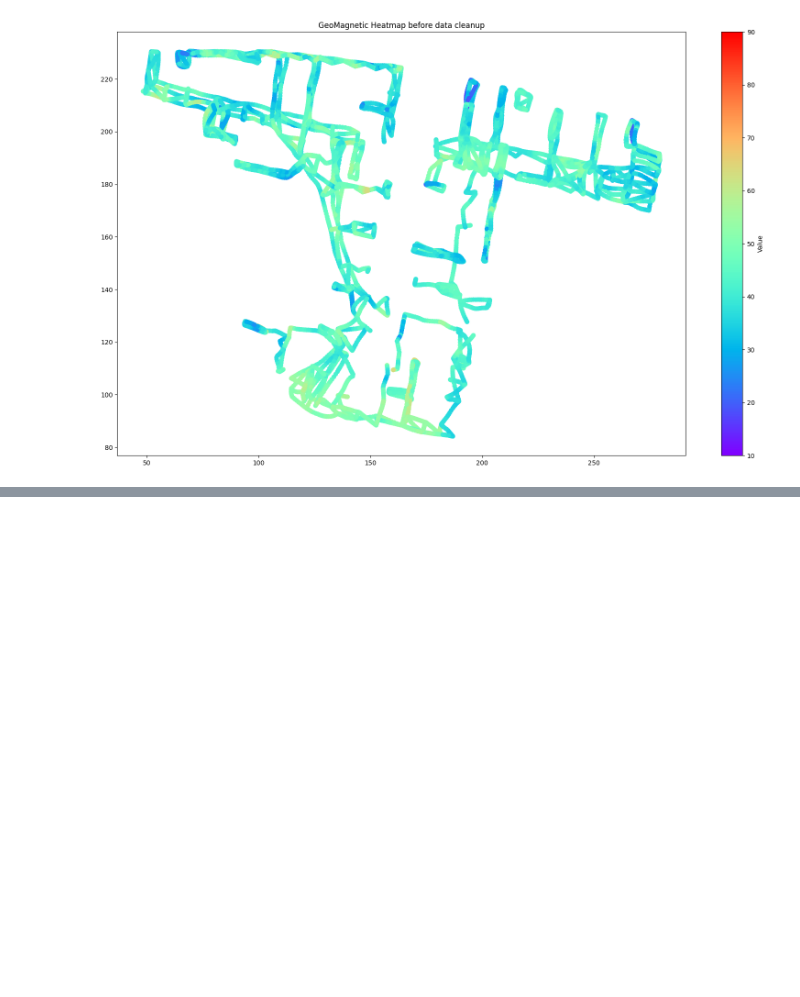
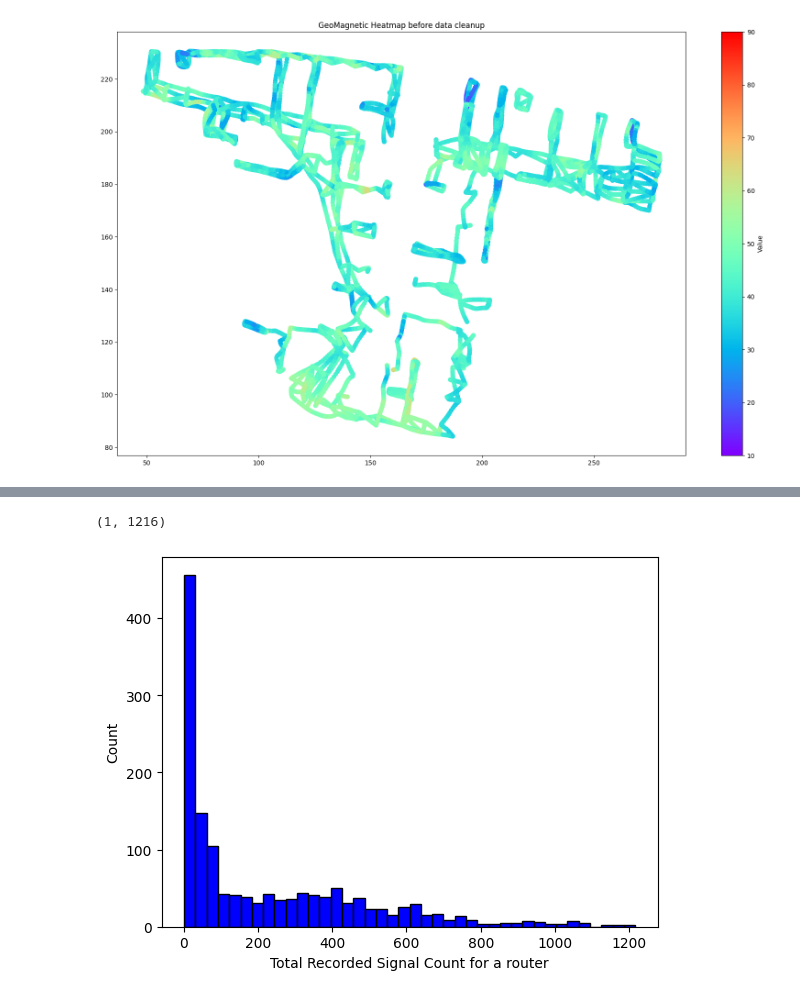
Before and after one commit to AI6128-Group3/project1, a Jupyter notebook: project.ipynb, the cells around one changed output, grey strips where cells are left out. Saved outputs shown, nothing was run; the diff lists cells and outputs as text; code cells hidden in the pictures; blank space fills up the shorter version.

```diff
--- a/project.ipynb
+++ b/project.ipynb
@@ -260,0 +270,11 @@ for bssid in sampledRouters:
+# %%
+#checking the number of measurement found on each router
+plt.hist(count, bins=40, color='blue', edgecolor='black')
+
+plt.xlabel('Total Recorded Signal Count for a router')
+plt.ylabel('Count')
+
+print((min(count), max(count)))
+# %% [output]
+(1, 1216)
+[figure, added]
```
Also changed, not shown: parts of 6 cells of this notebook.
